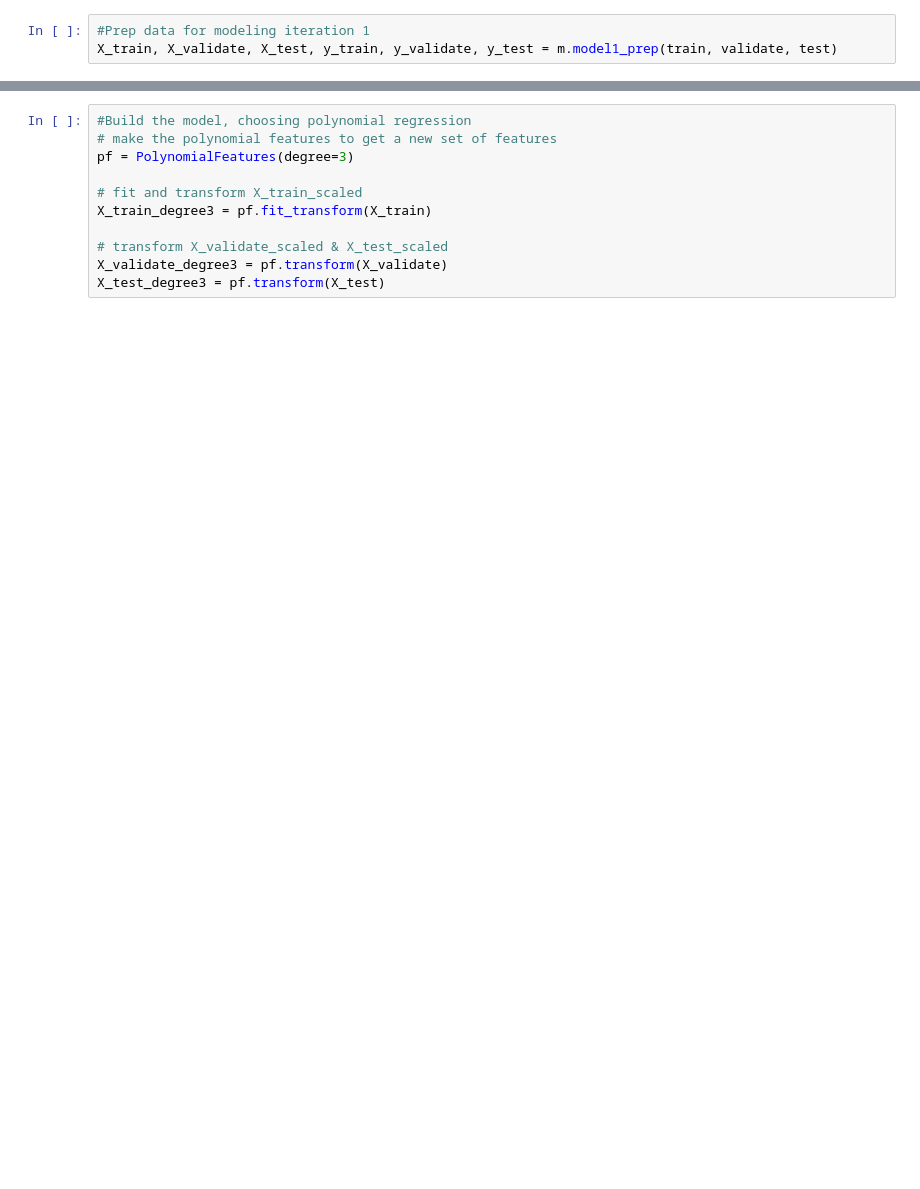
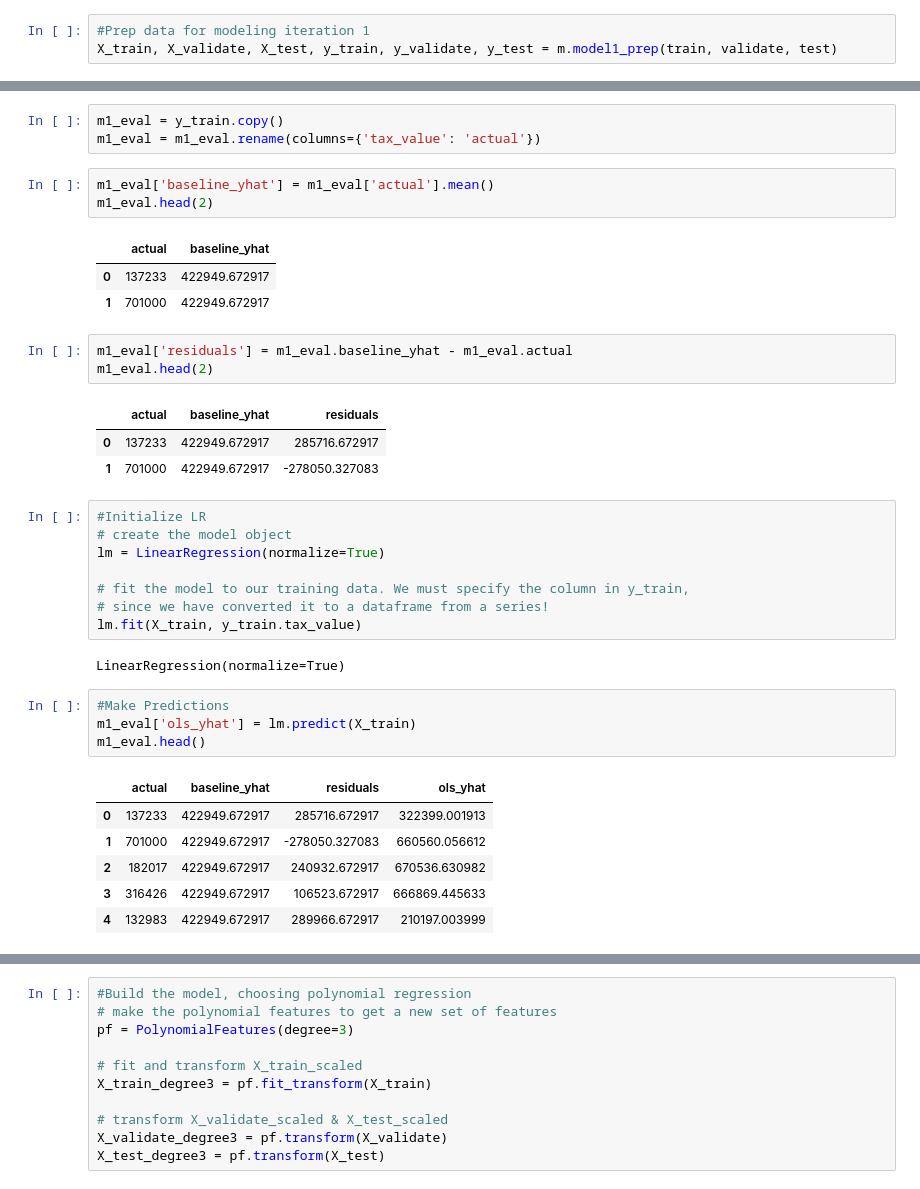
Before and after one commit to cristinalucin/regression-project, a Jupyter notebook: project_workbook.ipynb, the cells around one changed output, grey strips where cells are left out. Saved outputs shown, nothing was run; the diff lists cells and outputs as text; blank space fills up the shorter version.

```diff
--- a/project_workbook.ipynb
+++ b/project_workbook.ipynb
@@ -227,0 +397,38 @@ baseline
+# %%
+m1_eval = y_train.copy()
+m1_eval = m1_eval.rename(columns={'tax_value': 'actual'})
+# %%
+m1_eval['baseline_yhat'] = m1_eval['actual'].mean()
+m1_eval.head(2)
+# %% [output]
+|  | actual | baseline_yhat |
+| 0 | 137233 | 422949.672917 |
+| 1 | 701000 | 422949.672917 |
+# %%
+m1_eval['residuals'] = m1_eval.baseline_yhat - m1_eval.actual
+m1_eval.head(2)
+# %% [output]
+|  | actual | baseline_yhat | residuals |
+| 0 | 137233 | 422949.672917 | 285716.672917 |
+| 1 | 701000 | 422949.672917 | -278050.327083 |
+# %%
+#Initialize LR
+# create the model object
+lm = LinearRegression(normalize=True)
+
+# fit the model to our training data. We must specify the column in y_train,
+# since we have converted it to a dataframe from a series!
+lm.fit(X_train, y_train.tax_value)
+# %% [output]
+LinearRegression(normalize=True)
+# %%
+#Make Predictions
+m1_eval['ols_yhat'] = lm.predict(X_train)
+m1_eval.head()
+# %% [output]
+|  | actual | baseline_yhat | residuals | ols_yhat |
+| 0 | 137233 | 422949.672917 | 285716.672917 | 322399.001913 |
+| 1 | 701000 | 422949.672917 | -278050.327083 | 660560.056612 |
+| 2 | 182017 | 422949.672917 | 240932.672917 | 670536.630982 |
+| 3 | 316426 | 422949.672917 | 106523.672917 | 666869.445633 |
+| 4 | 132983 | 422949.672917 | 289966.672917 | 210197.003999 |
```
Also changed, not shown: parts of 72 cells of this notebook, 2 other files.
